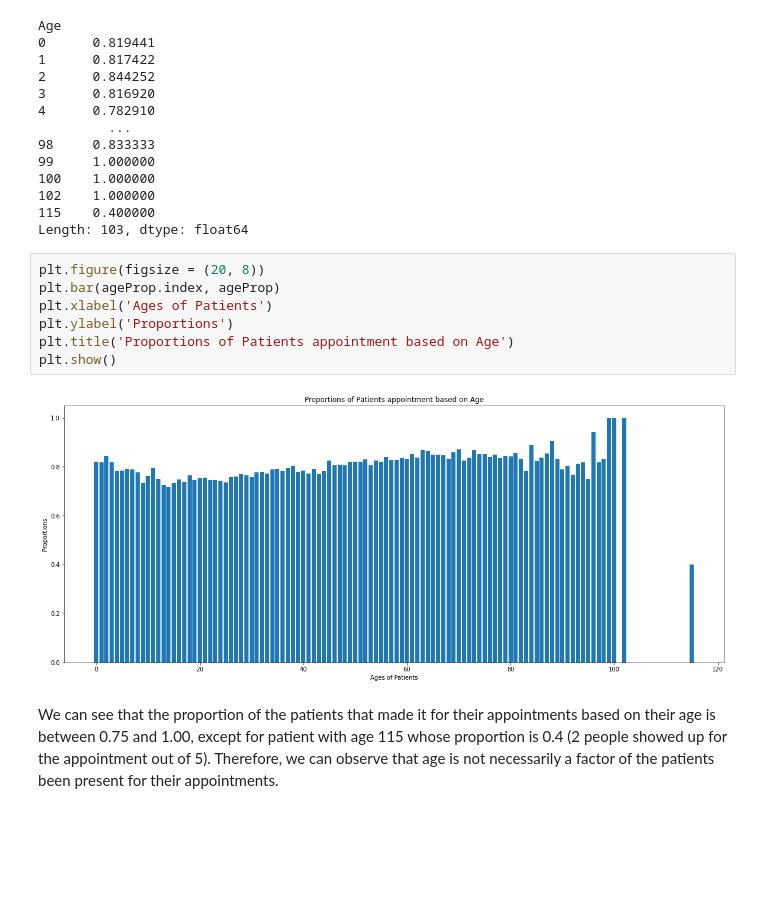
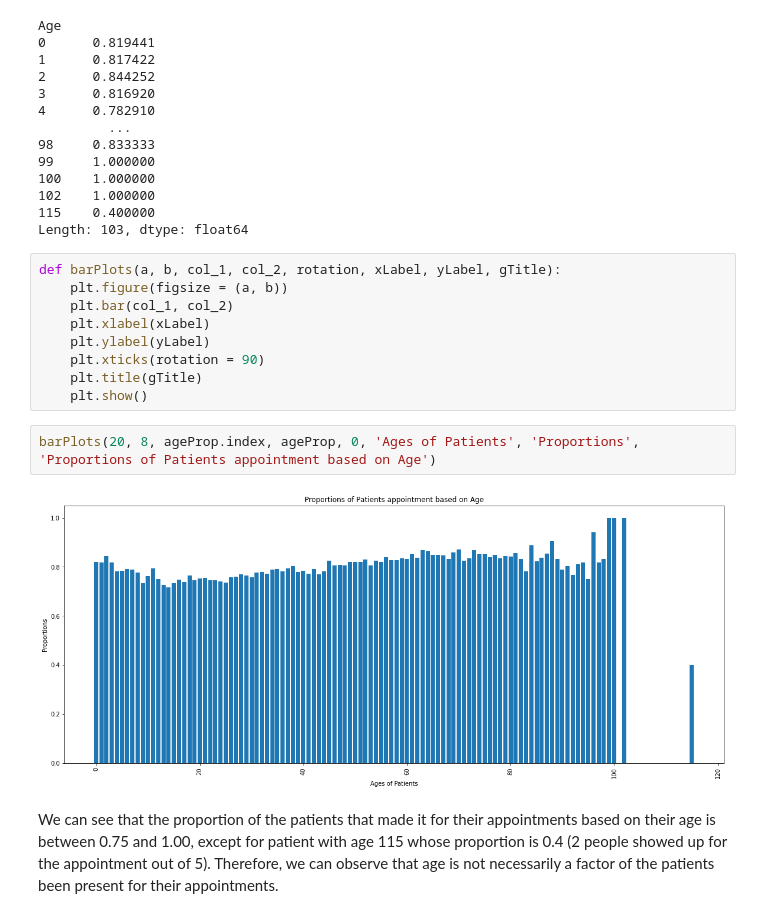
Before and after one commit to tubekx/no-show-appointments, a Jupyter notebook: Project 2 - NoShow Appointments.ipynb, the cells around one changed output. Drawn from its saved outputs; the diff is of its cells as text; blank space fills up the shorter version.

```diff
--- a/Project 2 - NoShow Appointments.ipynb
+++ b/Project 2 - NoShow Appointments.ipynb
@@ -770,15 +769,19 @@ Age
 102    1.000000
 115    0.400000
 Length: 103, dtype: float64
+# %%
+def barPlots(a, b, col_1, col_2, rotation, xLabel, yLabel, gTitle):
+    plt.figure(figsize = (a, b))
+    plt.bar(col_1, col_2)
+    plt.xlabel(xLabel)
+    plt.ylabel(yLabel)
+    plt.xticks(rotation = 90)
+    plt.title(gTitle)
+    plt.show()
 # %%
-plt.figure(figsize = (20, 8))
-plt.bar(ageProp.index, ageProp)
-plt.xlabel('Ages of Patients')
-plt.ylabel('Proportions')
-plt.title('Proportions of Patients appointment based on Age')
-plt.show()
+barPlots(20, 8, ageProp.index, ageProp, 0, 'Ages of Patients', 'Proportions', 'Proportions of Patients appointment based on Age')
 # %% [output]
-[figure, old version]
+[figure, new version]
 # %% [markdown]
 We can see that the proportion of the patients that made it for their appointments based on their age is between 0.75 and 1.00, except for patient with age 115 whose proportion is 0.4 (2 people showed up for the appointment out of 5). Therefore, we can observe that age is not necessarily a factor of the patients been present for their appointments.
 # %% [markdown]
```
Also changed, not shown: parts of 26 cells of this notebook.
